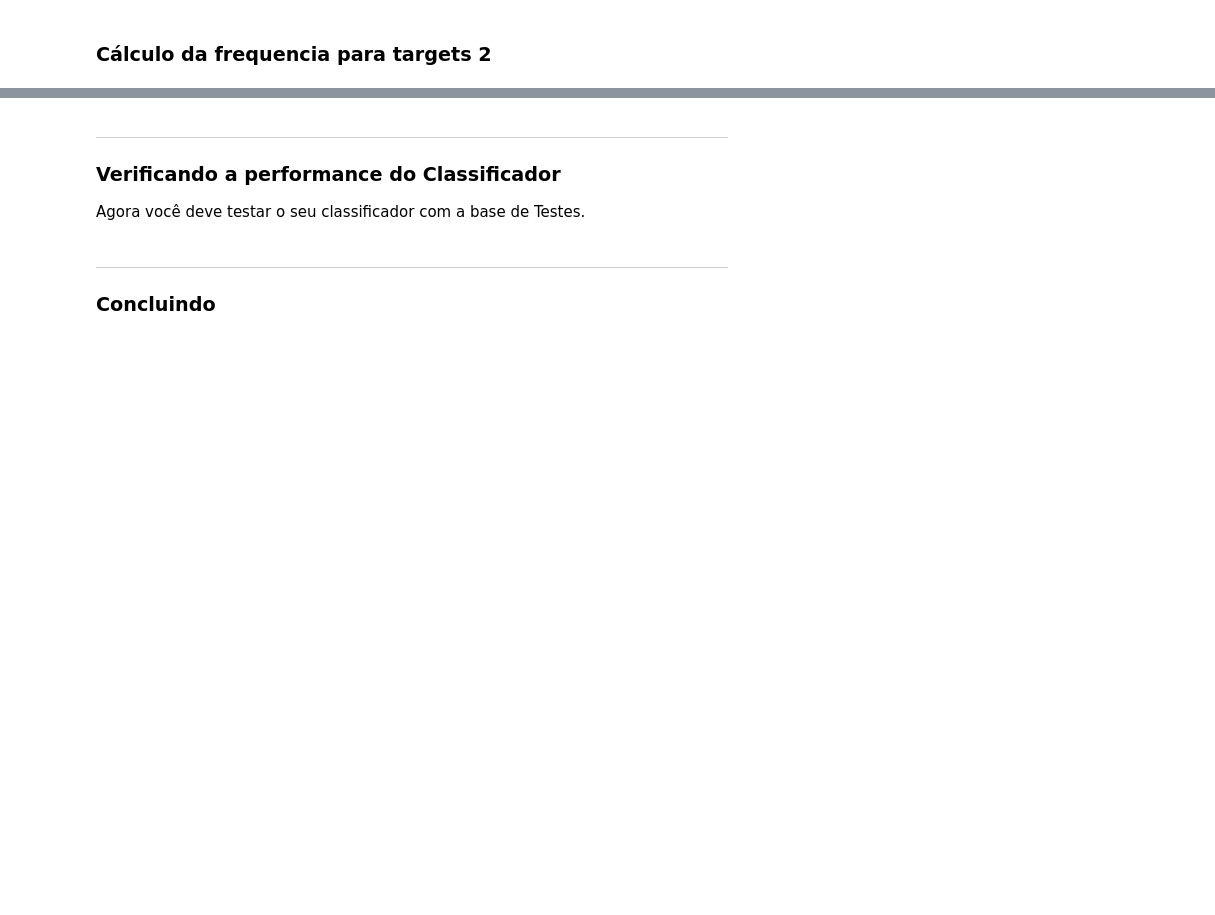
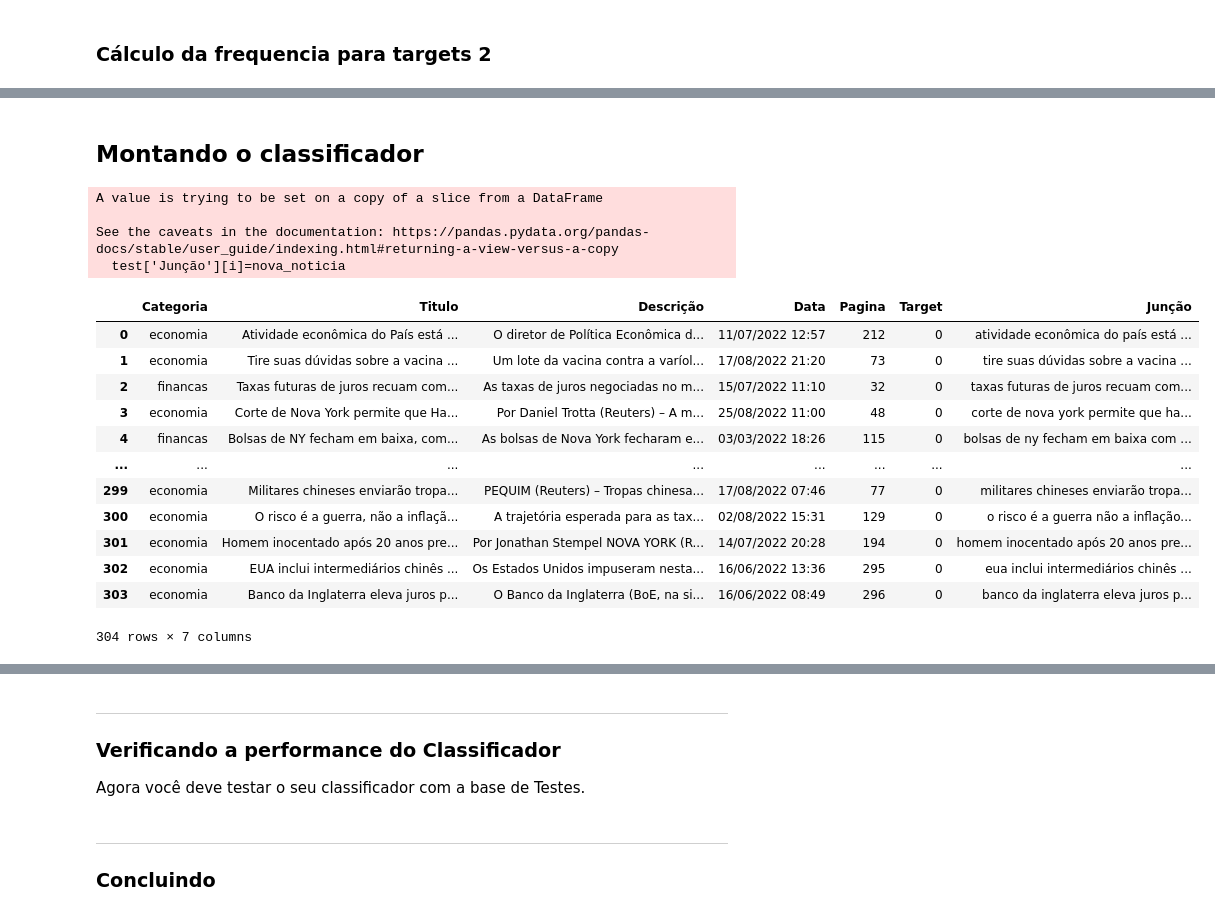
Before and after one commit to insper-classroom/22-2a-cd-p1-grupo_alexiabp, a Jupyter notebook: notebooks/relatorio_modelo.ipynb, the cells around one changed output, grey strips where cells are left out. Cells and saved outputs as stored; diff of their text form; code cells hidden in the pictures; blank space fills up the shorter version.

```diff
--- a/notebooks/relatorio_modelo.ipynb
+++ b/notebooks/relatorio_modelo.ipynb
@@ -281,0 +251,2 @@ Length: 715, dtype: int64
+# %% [markdown]
+## Montando o classificador
@@ -281,0 +257,35 @@ Length: 715, dtype: int64
+# %%
+#P(palavra|target)
+#noticia=cleanup(str(texto).lower())
+
+test['Junção']=test['Titulo']+' '+test['Descrição']
+i=0
+for noticia in test['Junção']:
+    #print(noticia)
+    #print(' ')
+    nova_noticia = str(noticia).lower()
+    nova_noticia = cleanup(nova_noticia)
+
+    #print(nova_noticia)
+    test['Junção'][i]=nova_noticia
+    i+=1
+
+test
+# %% [output]
+A value is trying to be set on a copy of a slice from a DataFrame
+
+See the caveats in the documentation: https://pandas.pydata.org/pandas-docs/stable/user_guide/indexing.html#returning-a-view-versus-a-copy
+  test['Junção'][i]=nova_noticia
+|  | Categoria | Titulo | Descrição | Data | Pagina | Target | Junção |
+| 0 | economia | Atividade econômica do País está ... | O diretor de Política Econômica d... | 11/07/2022 12:57 | 212 | 0 | atividade econômica do país está ... |
+| 1 | economia | Tire suas dúvidas sobre a vacina ... | Um lote da vacina contra a varíol... | 17/08/2022 21:20 | 73 | 0 | tire suas dúvidas sobre a vacina ... |
+| 2 | financas | Taxas futuras de juros recuam com... | As taxas de juros negociadas no m... | 15/07/2022 11:10 | 32 | 0 | taxas futuras de juros recuam com... |
+| 3 | economia | Corte de Nova York permite que Ha... | Por Daniel Trotta (Reuters) – A m... | 25/08/2022 11:00 | 48 | 0 | corte de nova york permite que ha... |
+| 4 | financas | Bolsas de NY fecham em baixa, com... | As bolsas de Nova York fecharam e... | 03/03/2022 18:26 | 115 | 0 | bolsas de ny fecham em baixa com ... |
+| ... | ... | ... | ... | ... | ... | ... | ... |
+| 299 | economia | Militares chineses enviarão tropa... | PEQUIM (Reuters) – Tropas chinesa... | 17/08/2022 07:46 | 77 | 0 | militares chineses enviarão tropa... |
+| 300 | economia | O risco é a guerra, não a inflaçã... | A trajetória esperada para as tax... | 02/08/2022 15:31 | 129 | 0 | o risco é a guerra não a inflação... |
+| 301 | economia | Homem inocentado após 20 anos pre... | Por Jonathan Stempel NOVA YORK (R... | 14/07/2022 20:28 | 194 | 0 | homem inocentado após 20 anos pre... |
+| 302 | economia | EUA inclui intermediários chinês ... | Os Estados Unidos impuseram nesta... | 16/06/2022 13:36 | 295 | 0 | eua inclui intermediários chinês ... |
+| 303 | economia | Banco da Inglaterra eleva juros p... | O Banco da Inglaterra (BoE, na si... | 16/06/2022 08:49 | 296 | 0 | banco da inglaterra eleva juros p... |
+304 rows × 7 columns
```
Also changed, not shown: parts of 15 cells of this notebook.
